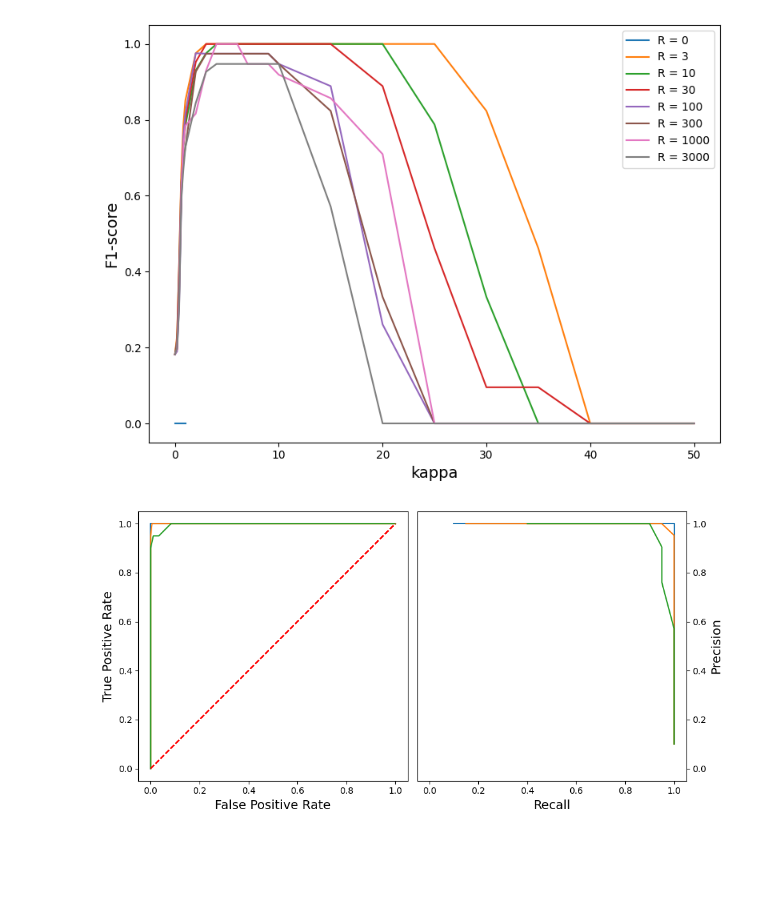
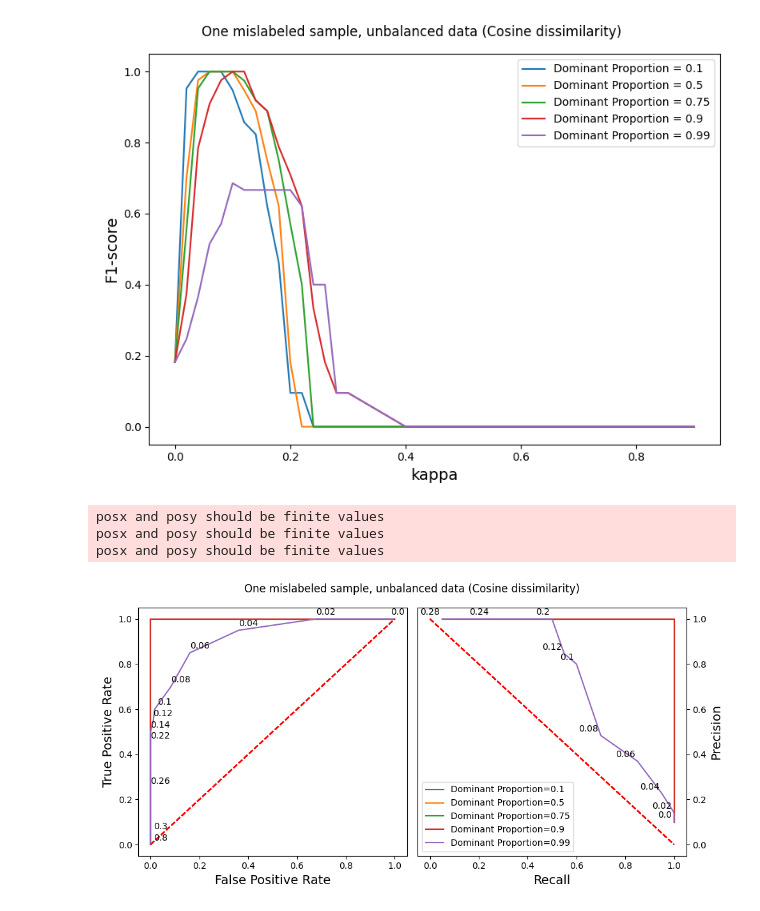
Before and after one commit to afrin-afia/project_644, a Jupyter notebook: DetectionStats/Step3_Visualization.ipynb, the cells around one changed output. Saved outputs shown, nothing was run; the diff lists cells and outputs as text; code cells hidden in the pictures; blank space fills up the shorter version.

```diff
--- a/DetectionStats/Step3_Visualization.ipynb
+++ b/DetectionStats/Step3_Visualization.ipynb
@@ -8,7 +49,7 @@ pd.set_option('display.max_columns', 500)
 # %%
-Rs = [0, 3, 10, 30, 100, 300, 1_000, 3_000]
-R = Rs[-1]
-df_classifier = pd.read_csv(f'/home/salesort/Documents/644_CMPUT/res_analysis/df_classifier_R.csv')
+#Rs = [0, 1, 3, 10, 30, 100, 300, 1_000, 3_000]
+df_classifier = pd.read_csv(f'/home/salesort/Documents/644_CMPUT/res_analysis/{df_handle}')
+#df_classifier = pd.read_csv(f'/home/salesort/Documents/644_CMPUT/res_analysis/df_classifier_R.csv')
 # %%
 #df_classifier.head(200)
 # %%
@@ -16,10 +59,10 @@ kappas = df_classifier["kappa"].unique()
 # %%
-df_classifier["Recall"] = df_classifier["TP"]/(df_classifier["TP"] + df_classifier["FN"]) # TP/(TP+FN)
-df_classifier["Precision"] = df_classifier["TP"]/(df_classifier["TP"] + df_classifier["FP"]) # TP/(TP+FP)
-df_classifier["TPR"] = df_classifier["TP"]/(df_classifier["TP"] + df_classifier["FN"]) # TP/(TP+FN)
-df_classifier["FPR"] = df_classifier["FP"]/(df_classifier["FP"] + df_classifier["TN"]) # FP/(FP+TN)
-# Accuracy = (TP+TN)/(TP+TN+FP+FN)
-df_classifier["F1"] = 2*df_classifier["TP"]/(2*df_classifier["TP"]+df_classifier["FP"]+df_classifier["FN"])# F1 = 2*TP / (2*TP+FP+FN)
+#df_classifier["Recall"] = df_classifier["TP"]/(df_classifier["TP"] + df_classifier["FN"]) # TP/(TP+FN)
+#df_classifier["Precision"] = df_classifier["TP"]/(df_classifier["TP"] + df_classifier["FP"]) # TP/(TP+FP)
+#df_classifier["TPR"] = df_classifier["TP"]/(df_classifier["TP"] + df_classifier["FN"]) # TP/(TP+FN)
+#df_classifier["FPR"] = df_classifier["FP"]/(df_classifier["FP"] + df_classifier["TN"]) # FP/(FP+TN)
+## Accuracy = (TP+TN)/(TP+TN+FP+FN)
+#df_classifier["F1"] = 2*df_classifier["TP"]/(2*df_classifier["TP"]+df_classifier["FP"]+df_classifier["FN"])# F1 = 2*TP / (2*TP+FP+FN)
 # %%
 df_classifier.describe()
 # %% [output]
@@ -35,34 +78,43 @@ df_classifier.describe()
 # %%
 fig1 = plt.figure(figsize=(8,6))
 ax1 = fig1.add_subplot(1,1,1)
 #ax2 = fig1.add_subplot(2,1,2)
-for R in Rs:
-    f1_r = df_classifier[df_classifier["R"] == R]["F1"]
-    accu = df_classifier[df_classifier["R"] == R]["accu"]
-    ax1.plot(kappas, f1_r, label = f"R = {R}")
+
+if var == "R":
+    var_vals = [3, 300, 3000]
+else:
+    var_vals = [0.1, 0.5, 0.75, 0.9, 0.99]
+
+
+for var_val in var_vals:
+    f1_r = df_classifier[df_classifier[var] == var_val]["F1"]
+    accu = df_classifier[df_classifier[var] == var_val]["accu"]
+    ax1.plot(kappas, f1_r, label = f"{var_label} = {var_val}")
     #ax2.plot(kappas, accu, label = f"R = {R}")
 ax1.set_xlabel("kappa", fontsize=14)
 #ax2.set_xlabel("kappa", fontsize=14)
 ax1.set_ylabel("F1-score", fontsize=14)
 #ax2.set_ylabel("Accuracy", fontsize=14)
 ax1.legend(loc="upper right")
 #ax2.legend(loc="upper right")
+fig1.suptitle(title)
 fig1.tight_layout()
 # %% [output]
-[figure, old version]
+[figure, new version]
 # %%
 fig1 = plt.figure(figsize=(10,5))
 ax1 = fig1.add_subplot(1,2,1)
 ax2 = fig1.add_subplot(1,2,2)
 
-for R in [1, 100, 3000]: #Rs
-    Precision = df_classifier[df_classifier["R"] == R]["Precision"]
-    Recall = df_classifier[df_classifier["R"] == R]["Recall"]
-    TPR = df_classifier[df_classifier["R"] == R]["TPR"]
-    FPR = df_classifier[df_classifier["R"] == R]["FPR"]
-    ax1.plot(FPR, TPR)
+for var_val in var_vals: #Rs
+    TPR = df_classifier[df_classifier[var] == var_val]["TPR"]
+    FPR = df_classifier[df_classifier[var] == var_val]["FPR"]
+    Precision = df_classifier[df_classifier[var] == var_val]["Precision"]
+    Recall = df_classifier[df_classifier[var] == var_val]["Recall"]
+    ax1.plot(FPR, TPR, label = f"{var_label}={var_val}")
     ax1.plot([0,1],[0,1], color = 'r', ls= '--')
-    ax2.plot(Recall, Precision)
+    ax2.plot([0,1],[1,0], color = 'r', ls= '--')
+    ax2.plot(Recall, Precision, label = f"{var_label}={var_val}")
     ax1.set_xlim([-0.05, 1.05])
     ax1.set_ylim([-0.05, 1.05])
     ax2.set_xlim([-0.05, 1.05])
@@ -73,9 +125,32 @@ for R in [1, 100, 3000]: #Rs
     ax2.yaxis.tick_right()
     ax2.set_xlabel("Recall", fontsize=14)
     ax2.set_ylabel("Precision", fontsize=14)
-
-#fig1.suptitle(f"ROC and PR for R = {R}")
+for i, (i_TPR, i_FPR, i_Precision, i_Recall) in enumerate(zip(TPR, FPR, Precision, Recall)):
+    #if i in [0]: # Case 1/6
+    #if i in [0]: # Case 2/6
+    #if i in [0]: # Case 5/6
+    if i in [0]: # Case 6/6
+        ax1.text(i_FPR+0.04, i_TPR+0.01, kappas[i], horizontalalignment='right', verticalalignment='bottom')
+    #if i in [ 1, 2, 3, 5, 6, 8, 15, 16]: # Case 1/6
+    #if i in [ 3, 5, 6, 8, 10, 11, 12, 13, 15, 16, 18, 20]: # Case 5/6
+    if i in [1,2,3,4,5,6,7,11, 13, 15, 20]: # Case 6/6
+        ax1.text(i_FPR+0.04, i_TPR+0.01, kappas[i], horizontalalignment='center', verticalalignment='bottom')
+    #if i in [14]: # Case 1/6
+    #if i in [3]: # Case 2/6
+    #if i in []: # Case 5/6
+    if i in []: # Case 6/6
+        ax1.text(i_FPR+0.04, i_TPR-0.04, kappas[i], horizontalalignment='center', verticalalignment='bottom', fontsize=8)
+    #if i in [0, 2, 3, 4, 5, 6, 7, 14, 15,]:
+    #if i in [0,1, 2, 3, 4, 5, 6, 7, 14, 16,]: # Case 2/6
+    #if i in [0, 5, 6, 7, 8,9,10, 11, 12, 14,  15, 17, 18]: # Case 5/6
+    if i in [0, 1,2,3,4,5, 6, 10, 12, 14,    18]: # Case 6/6
+        ax2.text(i_Recall-0.01, i_Precision+0.01, kappas[i], horizontalalignment='right', verticalalignment='bottom')
+ax2.legend(loc=("lower left"))
+fig1.suptitle(title)
 fig1.tight_layout()
 # %% [output]
+posx and posy should be finite values
+posx and posy should be finite values
+posx and posy should be finite values
-[figure, old version]
+[figure, new version]
 # %%
```
Also changed, not shown: parts of 9 cells of this notebook, 5 other files.
